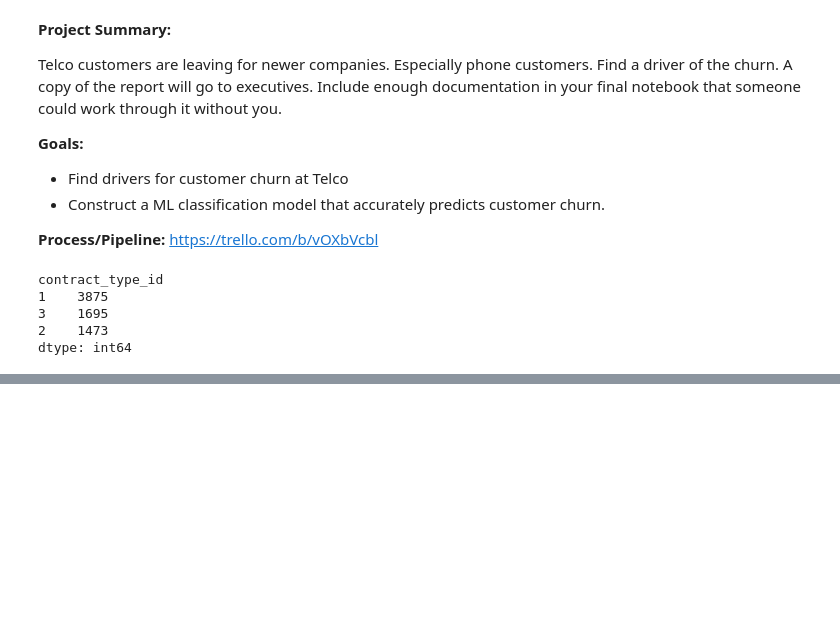
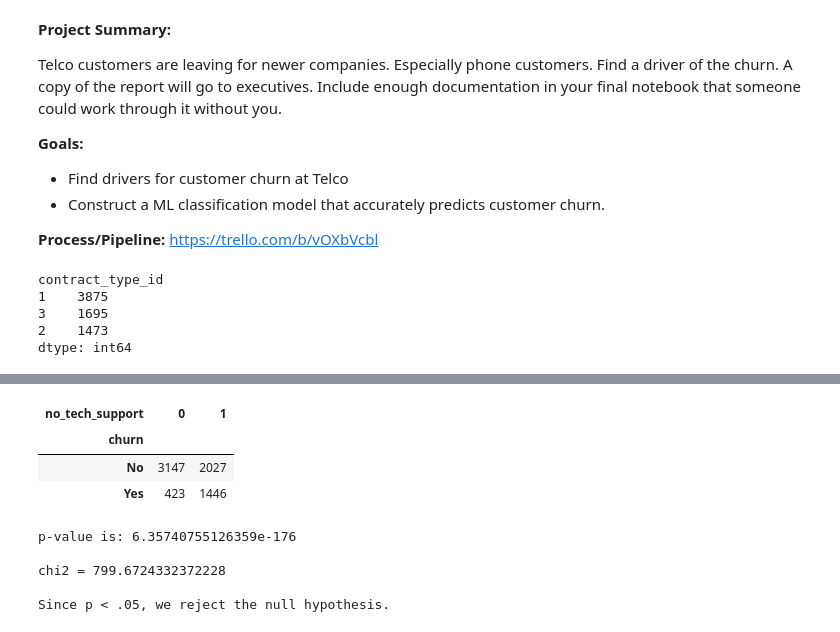
Before and after one commit to barbmarques/classification-project-telco, a Jupyter notebook: working_classification_project.ipynb, the cells around one changed output, grey strips where cells are left out. Drawn from its saved outputs; the diff is of its cells as text; code cells hidden in the pictures; blank space fills up the shorter version.

```diff
--- a/working_classification_project.ipynb
+++ b/working_classification_project.ipynb
@@ -146,0 +277,30 @@ Categorical that are dtype 'object' (need to be encoded):
+# %%
+#crosstab for tech support and churn
+observed = pd.crosstab(telco_churn['churn'],telco_churn['no_tech_support'])
+observed
+# %% [output]
+| no_tech_support | 0 | 1 |
+| churn |  |  |
+| No | 3147 | 2027 |
+| Yes | 423 | 1446 |
+# %%
+# Set our alpha
+alpha = .01
+
+#run chi2 test
+chi2, p, degf, expected = stats.chi2_contingency(observed)
+
+print(f'p-value is: {p}')
+print()
+print(f'chi2 = {chi2}')
+print()
+if p < alpha:
+    print("Since p < .05, we reject the null hypothesis.")
+else:
+    print("We fail to reject the null")
+# %% [output]
+p-value is: 6.35740755126359e-176
+
+chi2 = 799.6724332372228
+
+Since p < .05, we reject the null hypothesis.
```
Also changed, not shown: parts of 69 cells of this notebook, 3 other files.
